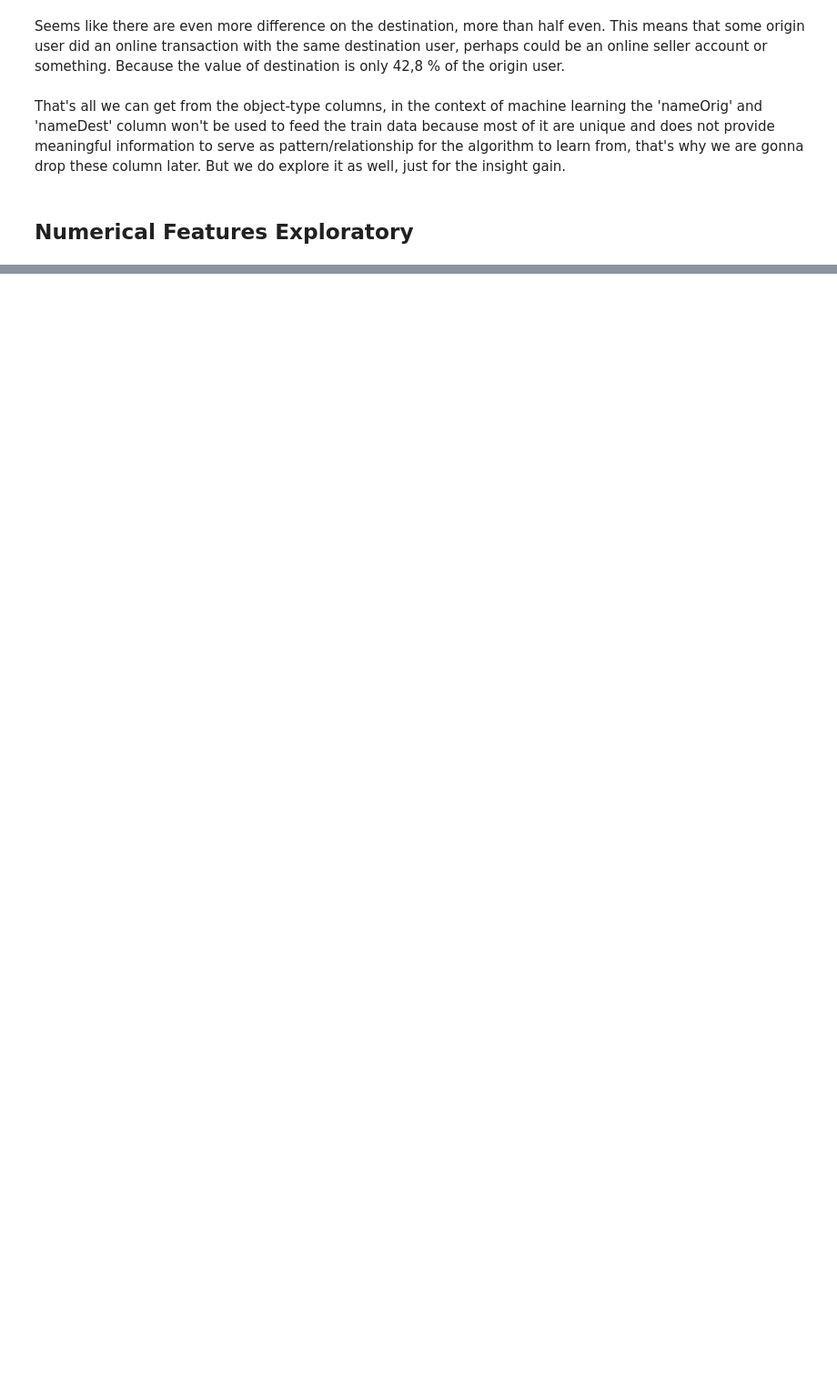
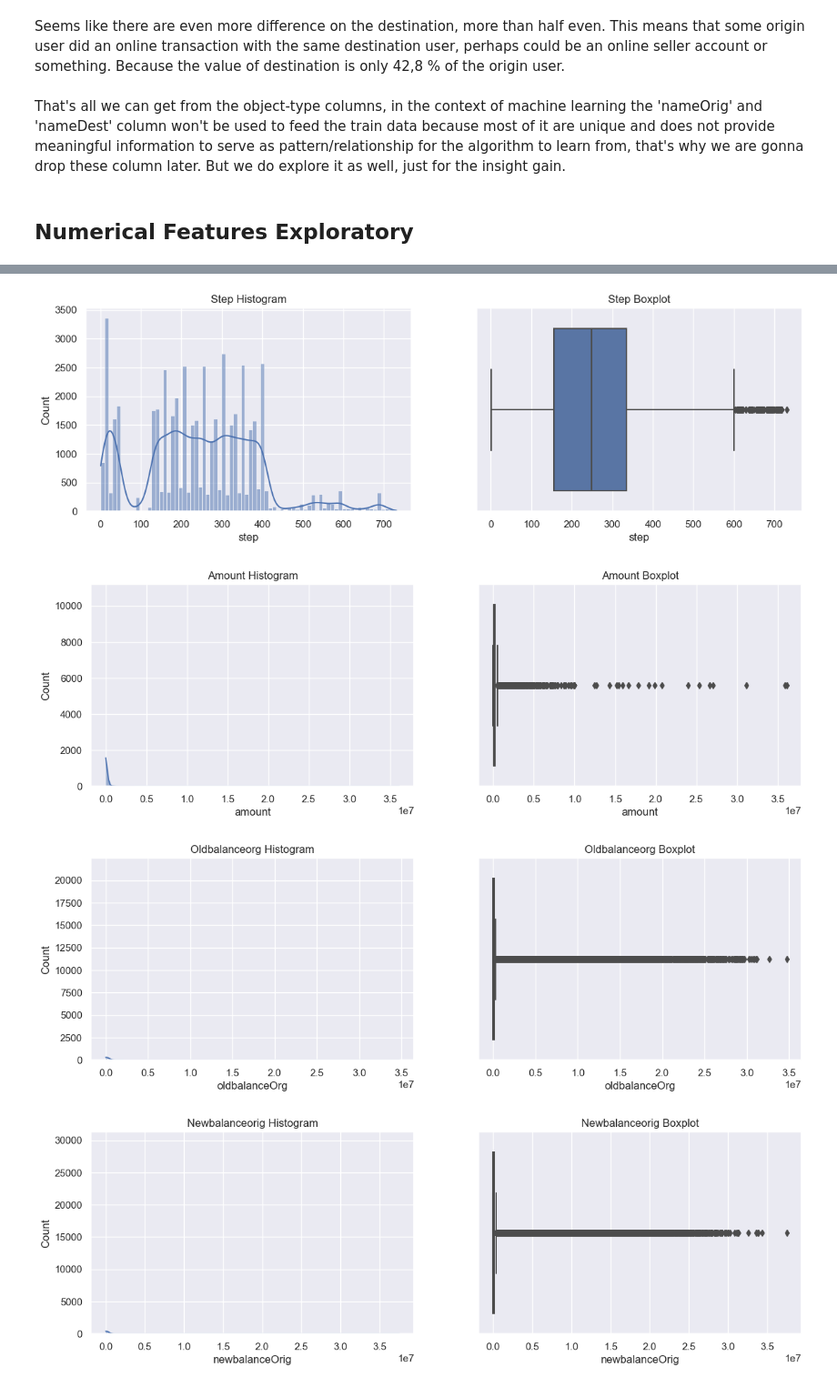
Before and after one commit to blitzkz23/online-payments-fraud-detection, a Jupyter notebook: notebooks/exploration.ipynb, the cells around one changed output, grey strips where cells are left out. Shown: that part at 91% size. Drawn from its saved outputs; the diff is of its cells as text; code cells hidden in the pictures; blank space fills up the shorter version.

```diff
--- a/notebooks/exploration.ipynb
+++ b/notebooks/exploration.ipynb
@@ -52,7 +53,7 @@ warnings.filterwarnings('ignore')
 # %% [markdown]
 # <span><center><div style="font-family: Trebuchet MS; background-color: #1e81b0; color: #eeeee4; padding: 12px; line-height: 1;">Load Dataset</div></center></span>
 # %%
-dataset_dir = '../dataset/fraud-payments.csv.csv'
+dataset_dir = '../dataset/fraud-payments.csv'
 payment_fraud_df = pd.read_csv(dataset_dir)
 # %%
 # Check dataset preview
@@ -255,0 +255,4 @@ test
+# %%
+# Define numerical feature column
+numerical_features = payment_fraud_df.select_dtypes(include=['float64', 'int64']).columns
+numerical_features
@@ -255,0 +267,18 @@ test
+# %%
+# Define function to visualize
+def plot_distribution_outlier(dataframe, col):
+    fig, ax = plt.subplots(1, 2, figsize=(14,4))
+    sns.histplot(data=dataframe.sample(50000), x=col, ax=ax[0], kde=True)
+    ax[0].set_title(f'{col.title()} Histogram')
+
+    sns.boxplot(data=dataframe.sample(50000), x=col, ax=ax[1])
+    ax[1].set_title(f'{col.title()} Boxplot')
+    plt.show()
+# %%
+for col in numerical_features:
+    plot_distribution_outlier(payment_fraud_df.sample(50000), col)
+# %% [output]
+[figure, added]
+[figure, added]
+[figure, added]
+[figure, added]
```
Also changed, not shown: parts of 27 cells of this notebook.
